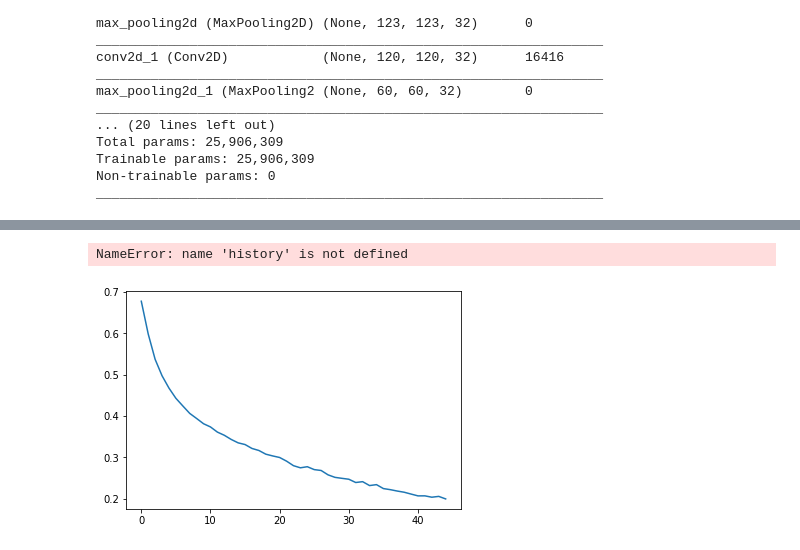
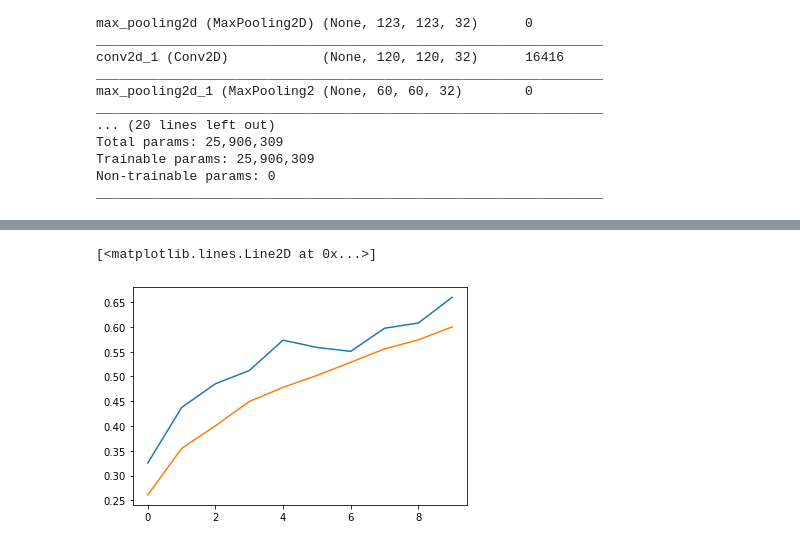
Before and after one commit to dan393/Dissertation, a Jupyter notebook: Code/dissertation/Flowers.ipynb, the cells around one changed output, grey strips where cells are left out. Cells and saved outputs as stored; diff of their text form; code cells hidden in the pictures.

```diff
--- a/Code/dissertation/Flowers.ipynb
+++ b/Code/dissertation/Flowers.ipynb
@@ -116,7 +173,7 @@ from tensorflow.keras.models import Sequential
 from tensorflow.keras.layers import Dense, Conv2D, MaxPool2D, Dropout, Flatten
 
 
-import keras_resnet.models
+# import keras_resnet.models
 import keras
 
 # x = keras.layers.Input(image_shape)
@@ -140,12 +197,12 @@ model.add(Flatten())
 # model.add(Dropout(0.5))
 
 model.add(Dense(512, activation='relu'))
-model.add(Dropout(0.5))
+model.add(Dropout(0.3))
 
 model.add(Dense(256, activation='relu'))
-model.add(Dropout(0.5))
+model.add(Dropout(0.3))
 model.add(Dense(128, activation='relu'))
-model.add(Dropout(0.5))
+model.add(Dropout(0.3))
 model.add(Dense(5, activation='softmax'))
 
 
@@ -188,5 +245,5 @@ opt = Adam(lr=0.0001)
 # opt = SGD(lr=0.01)
 model.compile(loss='categorical_crossentropy', optimizer=opt, metrics=['accuracy'])
 
-results = model.fit(train_image_gen, epochs=2, verbose = 1, validation_data=test_image_gen, callbacks=[early_stop])
+results = model.fit(train_image_gen, epochs=20, verbose = 1, validation_data=test_image_gen, callbacks=[early_stop])
 # %% [output]
@@ -239,9 +315,9 @@ history_dict = pd.read_csv("history_catsdogs.csv")
 # %%
-plt.plot(history_dict['loss'])
-plt.plot(history['val_loss'])
+plt.plot(model.history.history['val_accuracy'])
+plt.plot(model.history.history['accuracy'])
 # %% [output]
-NameError: name 'history' is not defined
+[<matplotlib.lines.Line2D at 0x...>]
-[figure, old version]
+[figure, new version]
 # %%
 model.evaluate_generator(train_image_gen)
 # %%
```
Also changed, not shown: parts of 10 cells of this notebook, 5 other files.
